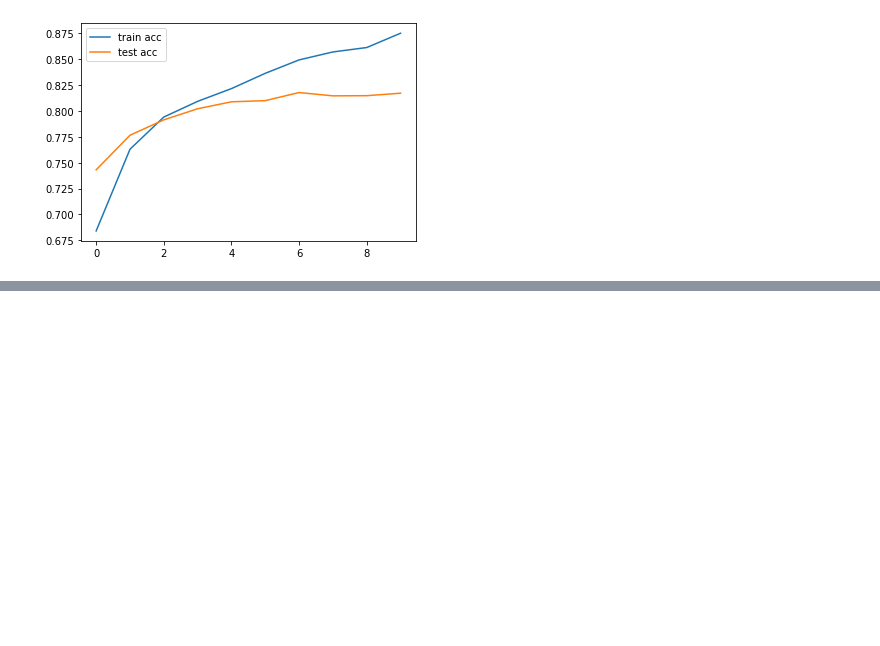
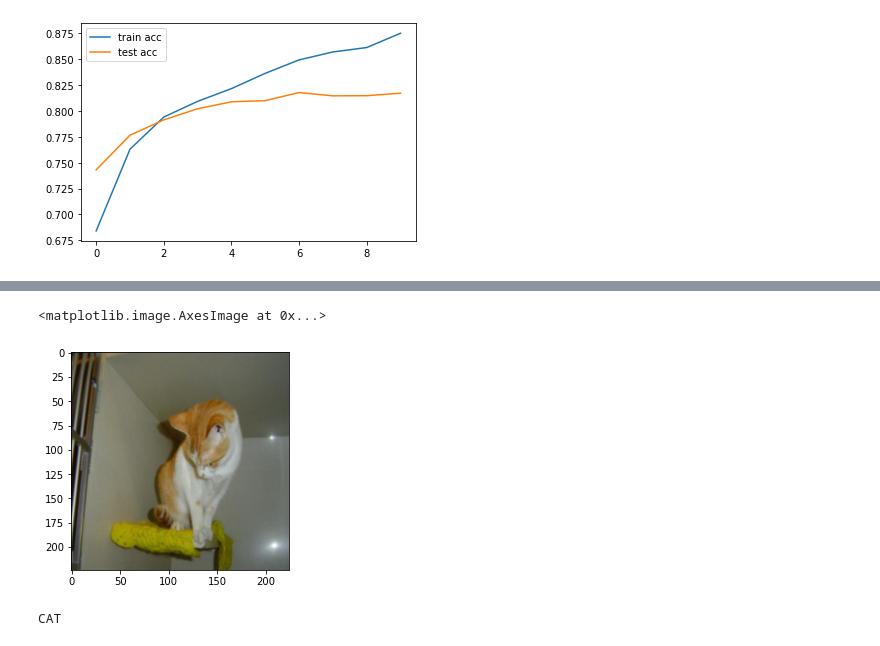
Before and after one commit to B2BDA/Pytorch_basic_templates, a Jupyter notebook: Custom_CNN_Pytorch_Template_Pretrained_ALEXNET.ipynb, the cells around one changed output, grey strips where cells are left out. Saved outputs shown, nothing was run; the diff lists cells and outputs as text; code cells hidden in the pictures; blank space fills up the shorter version.

```diff
--- a/Custom_CNN_Pytorch_Template.ipynb
+++ b/Custom_CNN_Pytorch_Template_Pretrained_ALEXNET.ipynb
@@ -280,0 +378,14 @@ plt.legend();
+# %%
+inv_normalize = transforms.Compose([transforms.Normalize(mean= [-0.485/0.229,-0.456/0.224,-0.406/0.225], std = [1/0.229,1/0.224,1/0.225])])
+im = inv_normalize(test_data[1023][0])
+plt.imshow(np.transpose((im.numpy()), (1,2,0)))
+# %% [output]
+<matplotlib.image.AxesImage at 0x...>
+[figure, added]
+# %%
+alex_net.eval()
+with torch.no_grad():
+    new_pred = alex_net(test_data[1023][0].view(1,3,224,224)).argmax()
+print(train_data.classes[new_pred])
+# %% [output]
+CAT
```
Also changed, not shown: parts of 15 cells of this notebook, 1 other file.
